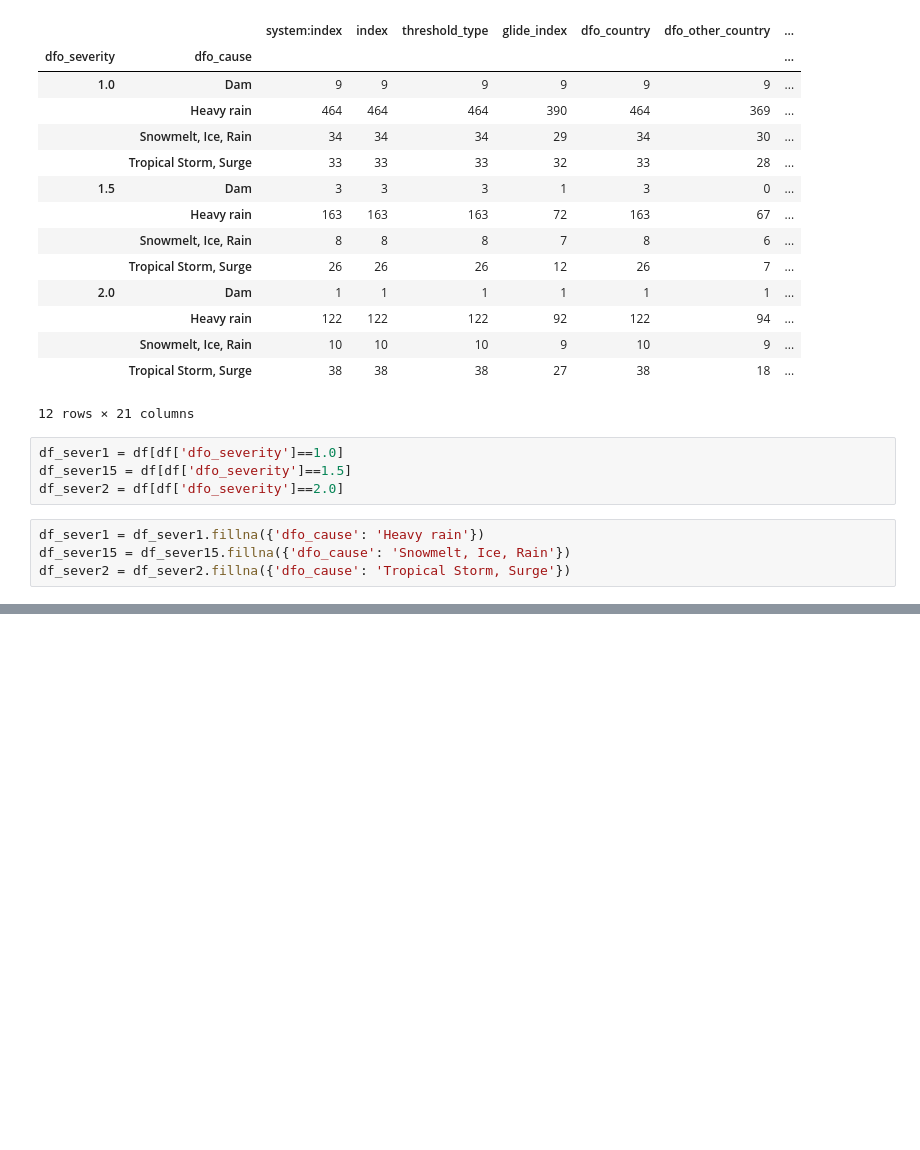
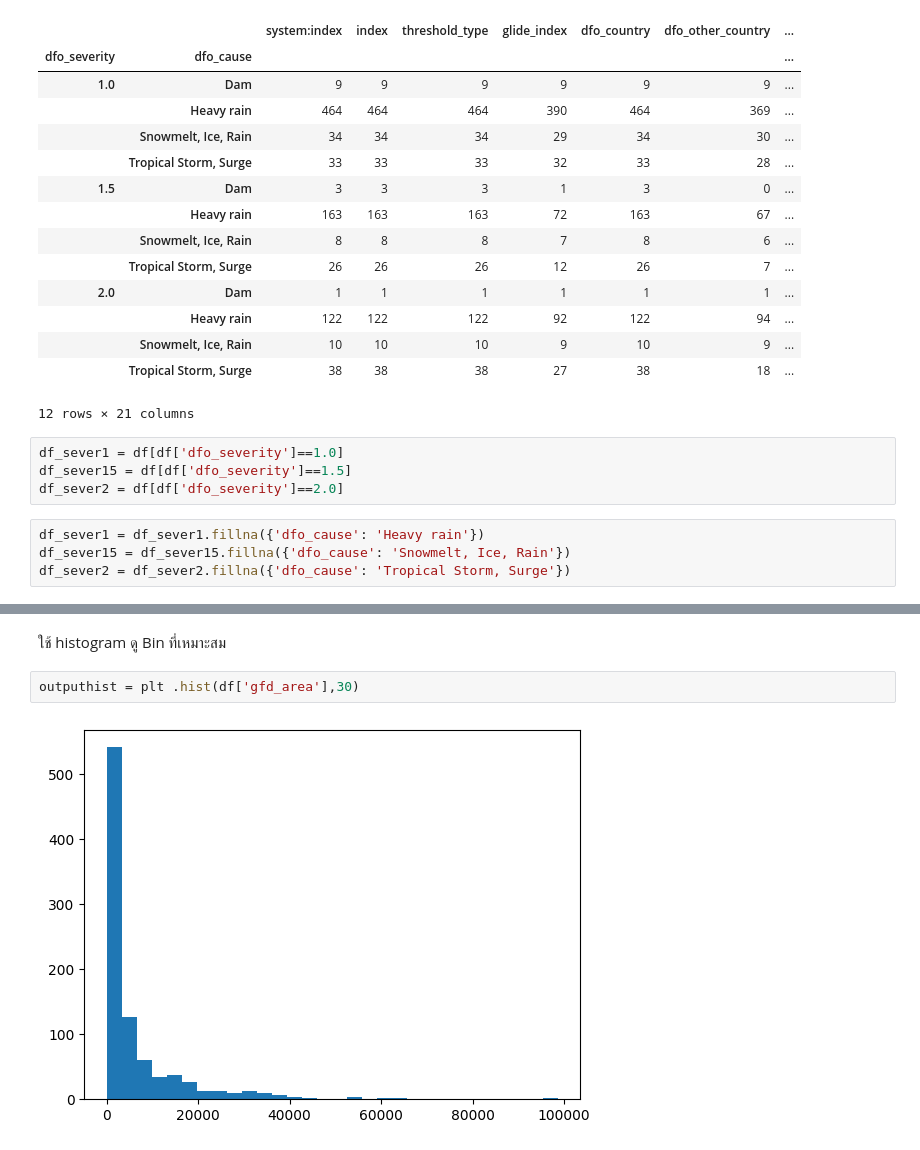
Before and after one commit to kittanaiwisetkhro/BSC_DPDM2025, a Jupyter notebook: Ch3_Data_Preprocessing.ipynb, the cells around one changed output, grey strips where cells are left out. Drawn from its saved outputs; the diff is of its cells as text; blank space fills up the shorter version.

```diff
--- a/Ch3_Data_Preprocessing.ipynb
+++ b/Ch3_Data_Preprocessing.ipynb
@@ -242,0 +261,6 @@ df_sever2 = df_sever2.fillna({'dfo_cause': 'Tropical Storm, Surge'})
+# %% [markdown]
+ใช้ histogram ดู Bin ที่เหมาะสม
+# %%
+outputhist = plt .hist(df['gfd_area'],30)
+# %% [output]
+[figure, added]
```
Also changed, not shown: parts of 27 cells of this notebook.
